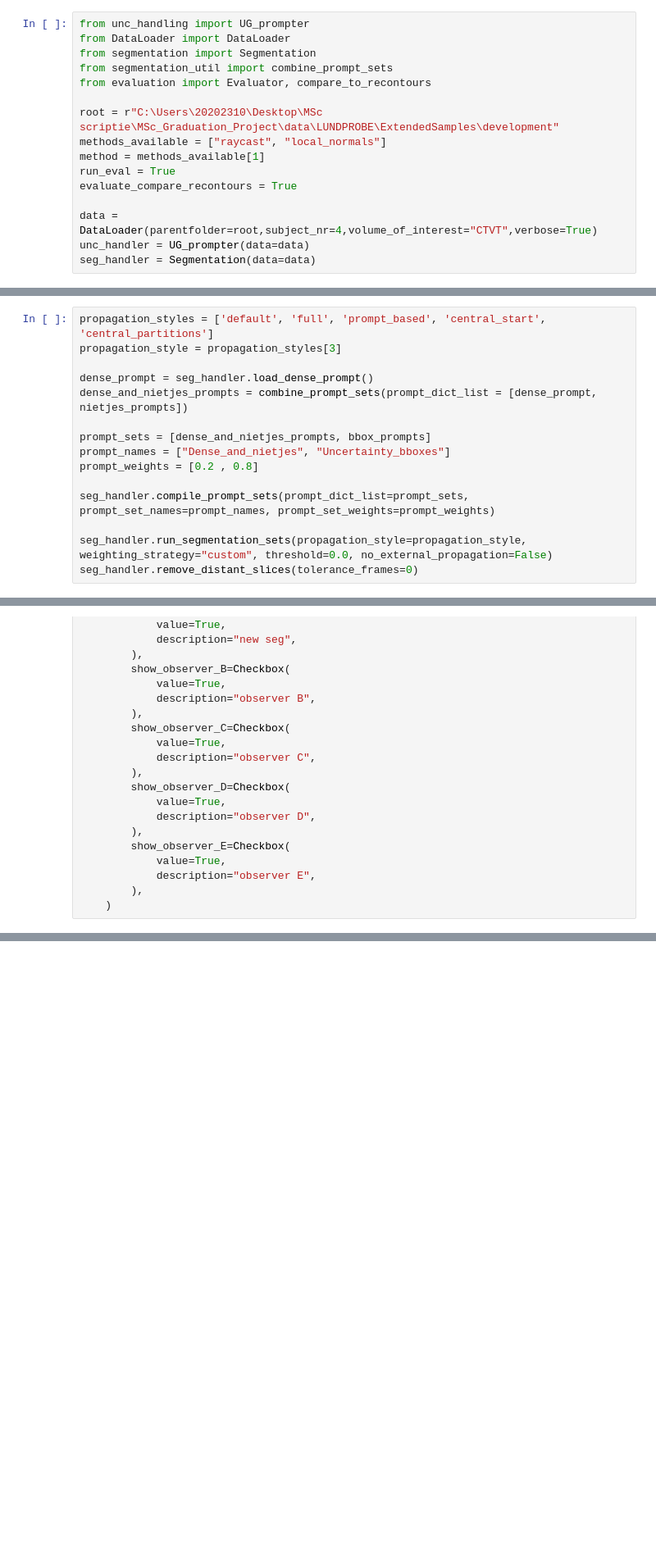
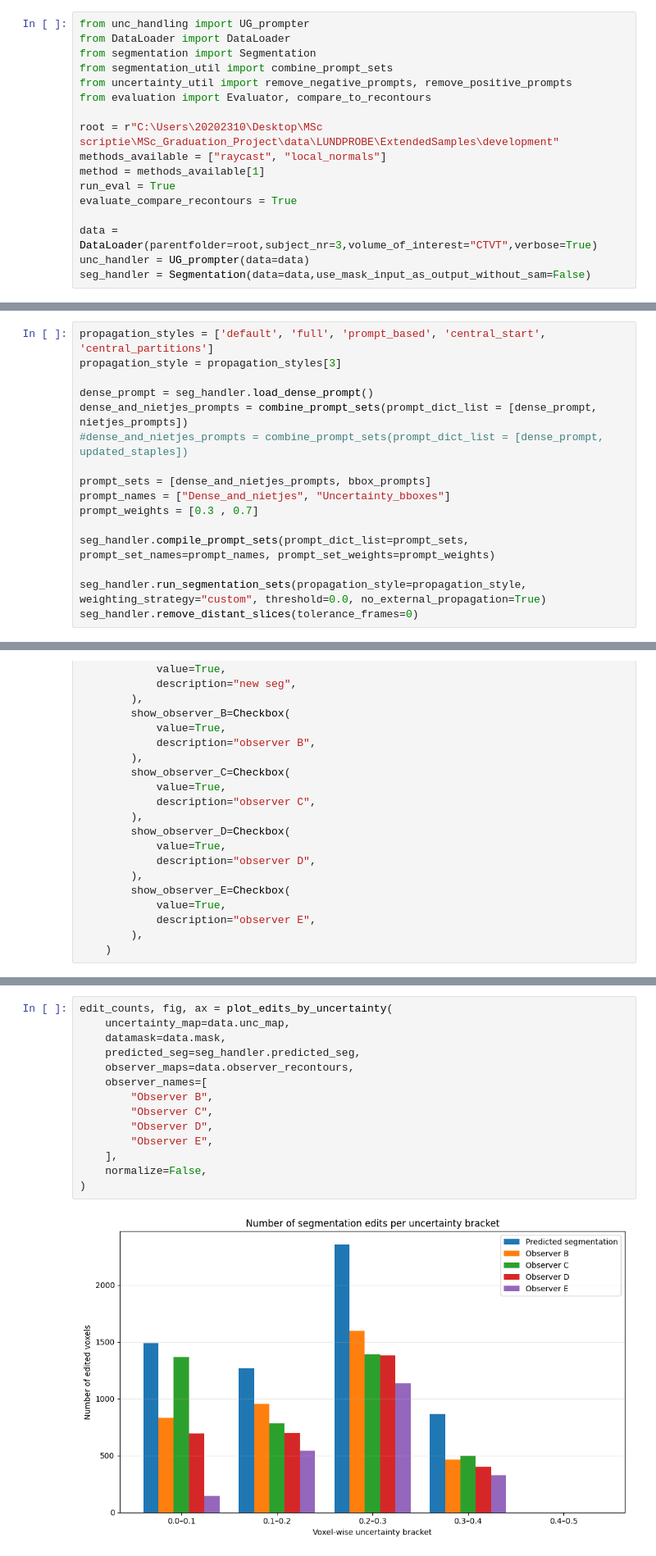
Before and after one commit to JorisMentink/MSc_Graduation_Project, a Jupyter notebook: test.ipynb, the cells around one changed output, grey strips where cells are left out. Shown at 82% size. Saved outputs shown, nothing was run; the diff lists cells and outputs as text; blank space fills up the shorter version.

```diff
--- a/test.ipynb
+++ b/test.ipynb
@@ -3,6 +3,7 @@ from unc_handling import UG_prompter
 from DataLoader import DataLoader
 from segmentation import Segmentation
 from segmentation_util import combine_prompt_sets
+from uncertainty_util import remove_negative_prompts, remove_positive_prompts
 from evaluation import Evaluator, compare_to_recontours
 
 root = r"C:\Users\20202310\Desktop\MSc scriptie\MSc_Graduation_Project\data\LUNDPROBE\ExtendedSamples\development"
@@ -11,7 +12,7 @@ method = methods_available[1]
 run_eval = True
 evaluate_compare_recontours = True
 
-data = DataLoader(parentfolder=root,subject_nr=4,volume_of_interest="CTVT",verbose=True)
+data = DataLoader(parentfolder=root,subject_nr=3,volume_of_interest="CTVT",verbose=True)
 unc_handler = UG_prompter(data=data)
-seg_handler = Segmentation(data=data)
+seg_handler = Segmentation(data=data,use_mask_input_as_output_without_sam=False)
 # %% [output]
@@ -710,13 +724,14 @@ propagation_style = propagation_styles[3]
 
 dense_prompt = seg_handler.load_dense_prompt()
 dense_and_nietjes_prompts = combine_prompt_sets(prompt_dict_list = [dense_prompt, nietjes_prompts])
+#dense_and_nietjes_prompts = combine_prompt_sets(prompt_dict_list = [dense_prompt, updated_staples])
 
 prompt_sets = [dense_and_nietjes_prompts, bbox_prompts]
 prompt_names = ["Dense_and_nietjes", "Uncertainty_bboxes"]
-prompt_weights = [0.2 , 0.8]
+prompt_weights = [0.3 , 0.7]
 
 seg_handler.compile_prompt_sets(prompt_dict_list=prompt_sets, prompt_set_names=prompt_names, prompt_set_weights=prompt_weights)
 
-seg_handler.run_segmentation_sets(propagation_style=propagation_style, weighting_strategy="custom", threshold=0.0, no_external_propagation=False)
+seg_handler.run_segmentation_sets(propagation_style=propagation_style, weighting_strategy="custom", threshold=0.0, no_external_propagation=True)
 seg_handler.remove_distant_slices(tolerance_frames=0)
 # %% [output]
@@ -1417,0 +2022,16 @@ interactive(children=(IntSlider(value=44, description='slice', max=87), Checkbox
+# %%
+edit_counts, fig, ax = plot_edits_by_uncertainty(
+    uncertainty_map=data.unc_map,
+    datamask=data.mask,
+    predicted_seg=seg_handler.predicted_seg,
+    observer_maps=data.observer_recontours,
+    observer_names=[
+        "Observer B",
+        "Observer C",
+        "Observer D",
+        "Observer E",
+    ],
+    normalize=False,
+)
+# %% [output]
+[figure, added]
```
Also changed, not shown: parts of 10 cells of this notebook, 10 other files.
